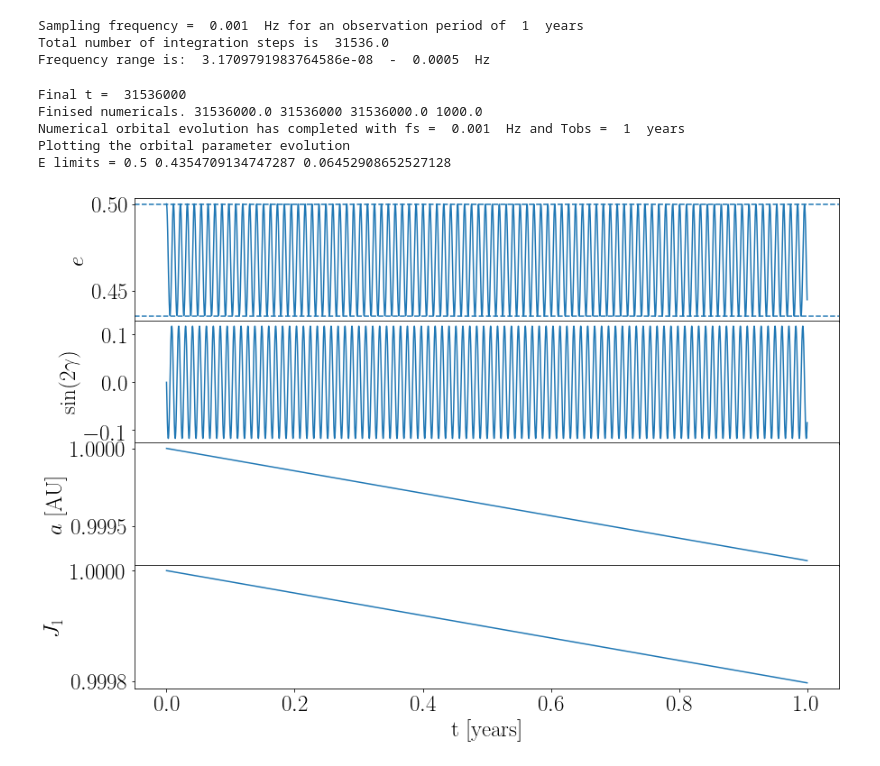
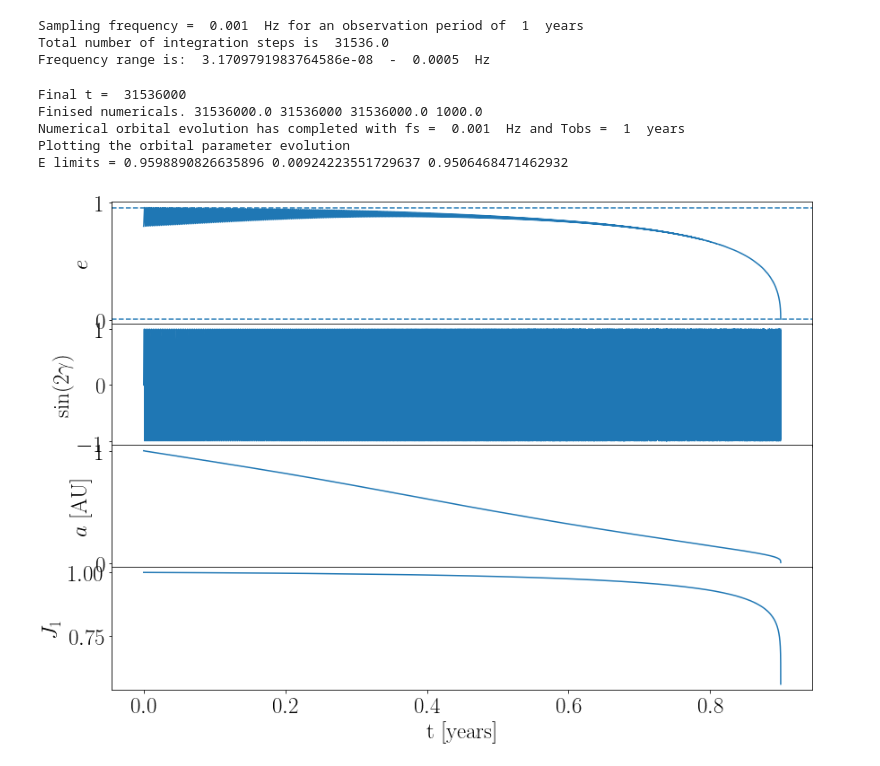
Before and after one commit to tomkimpson/Hierarchical-Triples, a Jupyter notebook: Jupyter/Code/Notebooks/NumericalEvolution.ipynb, the cells around one changed output. Cells and saved outputs as stored; diff of their text form; code cells hidden in the pictures.

```diff
--- a/Jupyter/Code/Notebooks/NumericalEvolution.ipynb
+++ b/Jupyter/Code/Notebooks/NumericalEvolution.ipynb
@@ -22,7 +22,7 @@ m0 = 30*Msolar
 m1 = 30*Msolar
 f1 = 1e-3 #orbital frequency
 a1 = semi_major_axis(m0+m1,f1)
-e1 = 0.5 #eccentricity
+e1 = 0.8 #eccentricity
 J1 = angular_momentum(m0,m1,e1,a1)#angular momentum. Eq. 12 of Randal
 g1 = np.pi
 
@@ -67,19 +67,20 @@ Frequency range is:  3.1709791983764586e-08  -  0.0005  Hz
 # %%
 #Integrate numerically
 output = numerical_orbital_evolution(m0,m1,m2,a1,e1,g1,J1,e2,a2,I,fs,Tint)
 numerical_motion = output[0]
 constants = output[1]
 numerical_motion = output[0]
 
-#np.save('../Data/NumericalSolution.npy',numerical_motion )
+data = numerical_motion[~np.isnan(numerical_motion).any(axis=1)] #remove nans
+np.save('../Data/NumericalSolution.npy',data)
 plot_motion(numerical_motion)
 # %% [output]
 Final t =  31536000
 Finised numericals. 31536000.0 31536000 31536000.0 1000.0
 Numerical orbital evolution has completed with fs =  0.001  Hz and Tobs =  1  years
 Plotting the orbital parameter evolution
-E limits = 0.5 0.4354709134747287 0.06452908652527128
+E limits = 0.9598890826635896 0.00924223551729637 0.9506468471462932
-[figure, old version]
+[figure, new version]
 # %%
 #Calculate the waveform
 import GravRadiation as GR
```
Also changed, not shown: parts of 1 cell of this notebook, 7 other files.
